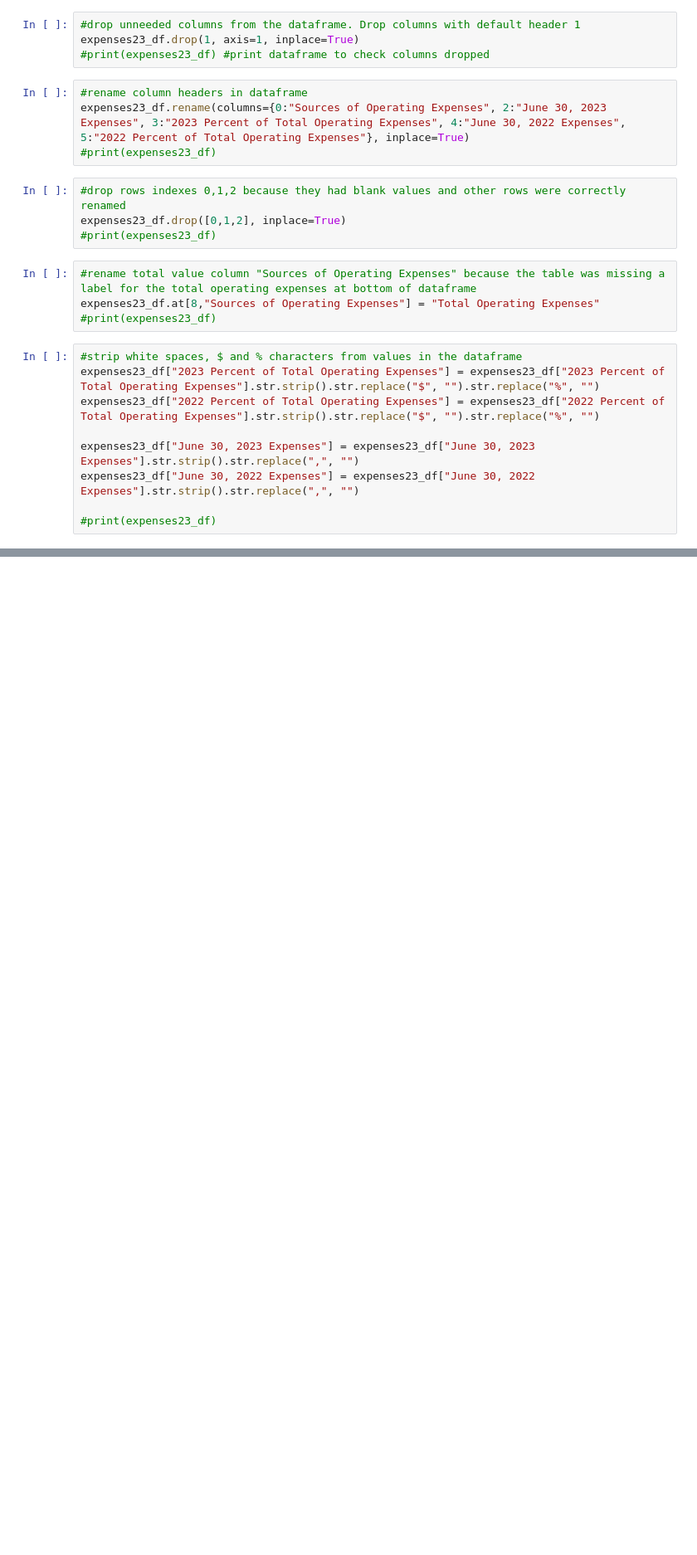
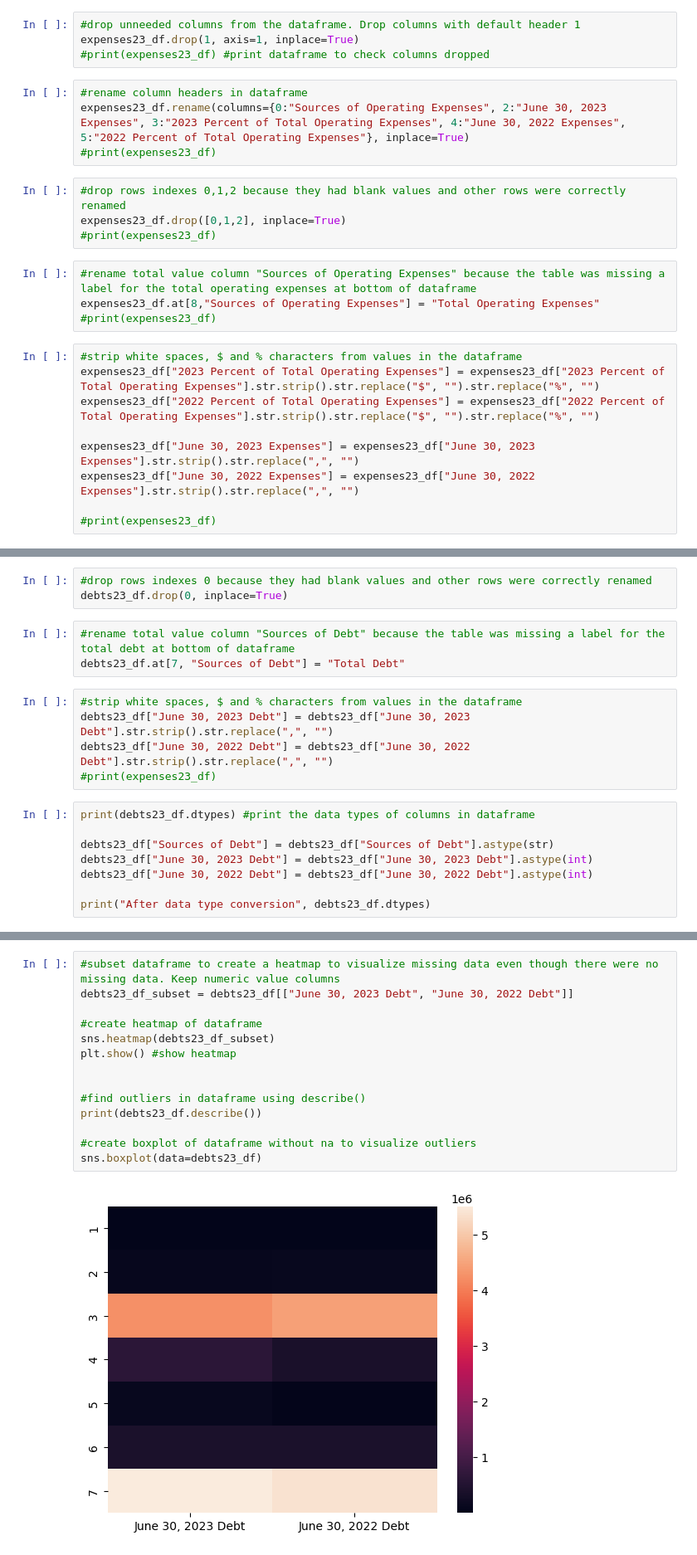
Before and after one commit to JenYanni/dsan_5000_final_project, a Jupyter notebook: technical-details/data-cleaning/main.ipynb, the cells around one changed output, grey strips where cells are left out. Shown at 83% size. Cells and saved outputs as stored; diff of their text form; blank space fills up the shorter version.

```diff
--- a/technical-details/data-cleaning/main.ipynb
+++ b/technical-details/data-cleaning/main.ipynb
@@ -1012,0 +1335,19 @@ expenses23_df.to_csv("../../data/processed-data/Budget2023_operating_expenses.cs
+# %%
+#drop rows indexes 0 because they had blank values and other rows were correctly renamed
+debts23_df.drop(0, inplace=True)
+# %%
+#rename total value column "Sources of Debt" because the table was missing a label for the total debt at bottom of dataframe
+debts23_df.at[7, "Sources of Debt"] = "Total Debt"
+# %%
+#strip white spaces, $ and % characters from values in the dataframe
+debts23_df["June 30, 2023 Debt"] = debts23_df["June 30, 2023 Debt"].str.strip().str.replace(",", "")
+debts23_df["June 30, 2022 Debt"] = debts23_df["June 30, 2022 Debt"].str.strip().str.replace(",", "")
+#print(expenses23_df)
+# %%
+print(debts23_df.dtypes) #print the data types of columns in dataframe
+
+debts23_df["Sources of Debt"] = debts23_df["Sources of Debt"].astype(str)
+debts23_df["June 30, 2023 Debt"] = debts23_df["June 30, 2023 Debt"].astype(int)
+debts23_df["June 30, 2022 Debt"] = debts23_df["June 30, 2022 Debt"].astype(int)
+
+print("After data type conversion", debts23_df.dtypes)
@@ -1012,0 +1363,16 @@ expenses23_df.to_csv("../../data/processed-data/Budget2023_operating_expenses.cs
+# %%
+#subset dataframe to create a heatmap to visualize missing data even though there were no missing data. Keep numeric value columns
+debts23_df_subset = debts23_df[["June 30, 2023 Debt", "June 30, 2022 Debt"]]
+
+#create heatmap of dataframe
+sns.heatmap(debts23_df_subset)
+plt.show() #show heatmap
+
+
+#find outliers in dataframe using describe()
+print(debts23_df.describe())
+
+#create boxplot of dataframe without na to visualize outliers
+sns.boxplot(data=debts23_df)
+# %% [output]
+[figure, added]
```
Also changed, not shown: parts of 106 cells of this notebook, 31 other files.
